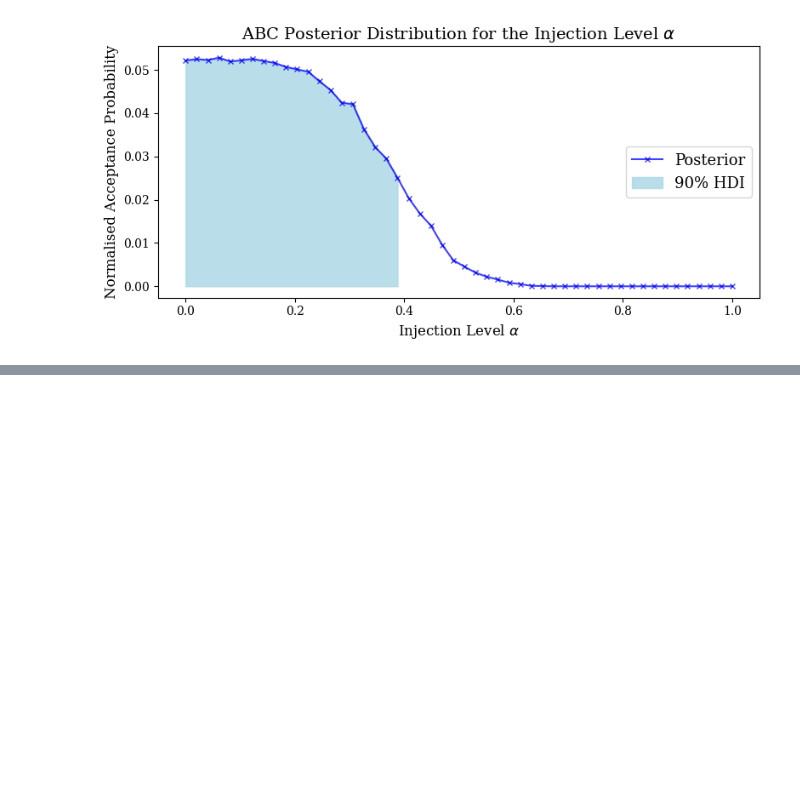
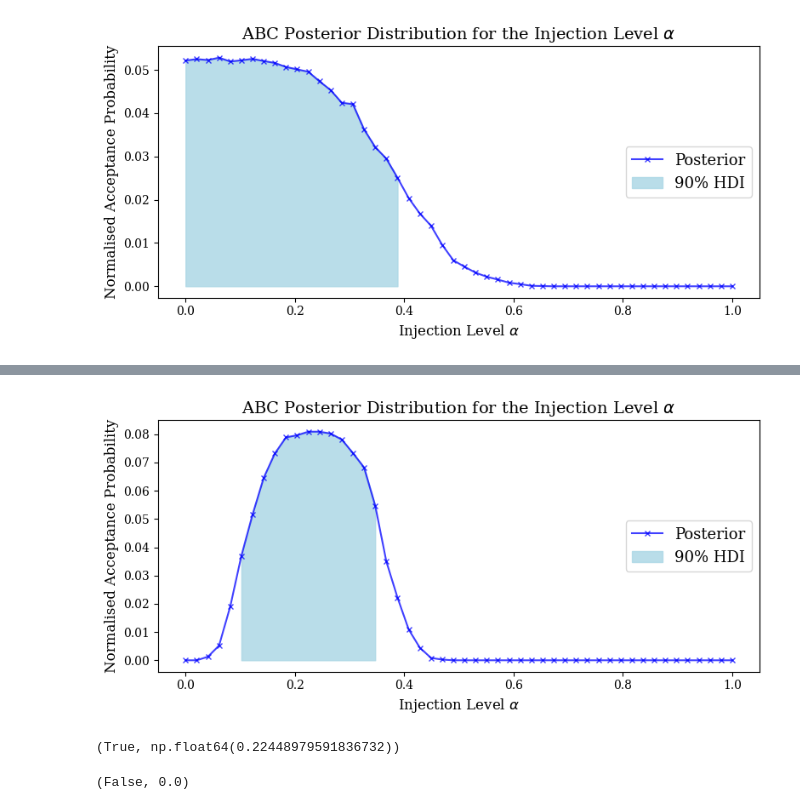
Before and after one commit to fredwdickinson/rscam-g6, a Jupyter notebook: temp/abc_analysis.ipynb, the cells around one changed output, grey strips where cells are left out. Saved outputs shown, nothing was run; the diff lists cells and outputs as text; code cells hidden in the pictures; blank space fills up the shorter version.

Commit message:
Building classifier, another tol experiment

```diff
--- a/temp/abc_analysis.ipynb
+++ b/temp/abc_analysis.ipynb
@@ -176,0 +189,19 @@ Interval [0.0, 0.14], containing total mass of 90.0%.
+# %%
+importlib.reload(abc_models);
+alpha_test = 0.25; N_muts_test = 500; tol_test = 0.05;
+test_sig = synthetic_data.generate_signature(mutational_profiles[alpha_test], N_muts)
+
+abc_models.abc_alpha_classifier(test_sig, healthy_profile, sbs88_profile,
+                            N_muts = N_muts_test, tol = tol_test, plot = True)
+# %% [output]
+[figure, added]
+(True, np.float64(0.22448979591836732))
+# %%
+importlib.reload(abc_models);
+alpha_test = 0.0843; N_muts_test = 100; tol_test = 0.025;
+test_sig = synthetic_data.generate_signature(mutational_profiles[alpha_test], N_muts)
+
+abc_models.abc_alpha_classifier(test_sig, healthy_profile, sbs88_profile,
+                            N_muts = N_muts_test, tol = tol_test, plot = True)
+# %% [output]
+(False, 0.0)
```
Also changed, not shown: parts of 21 cells of this notebook, 1 other file.
